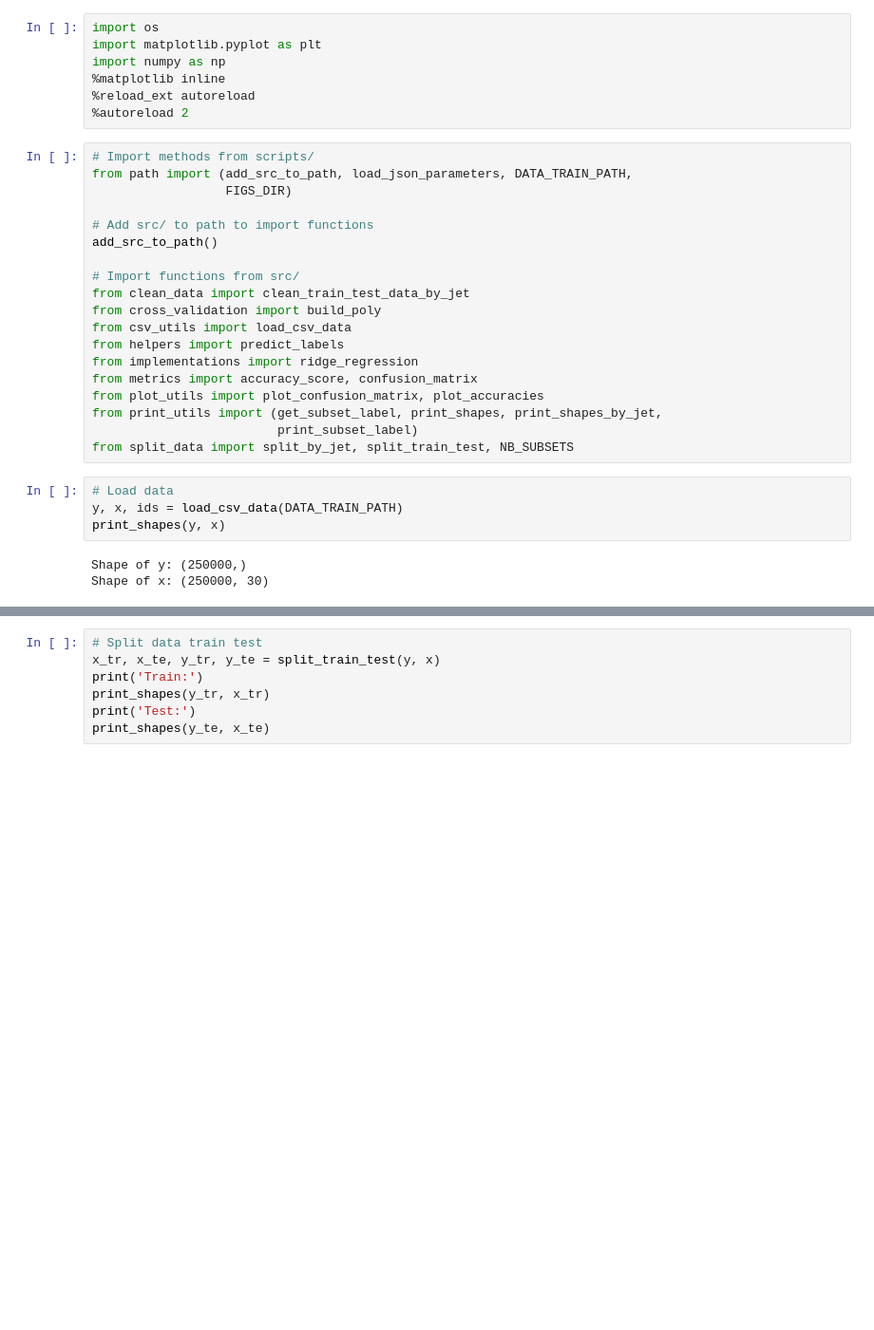
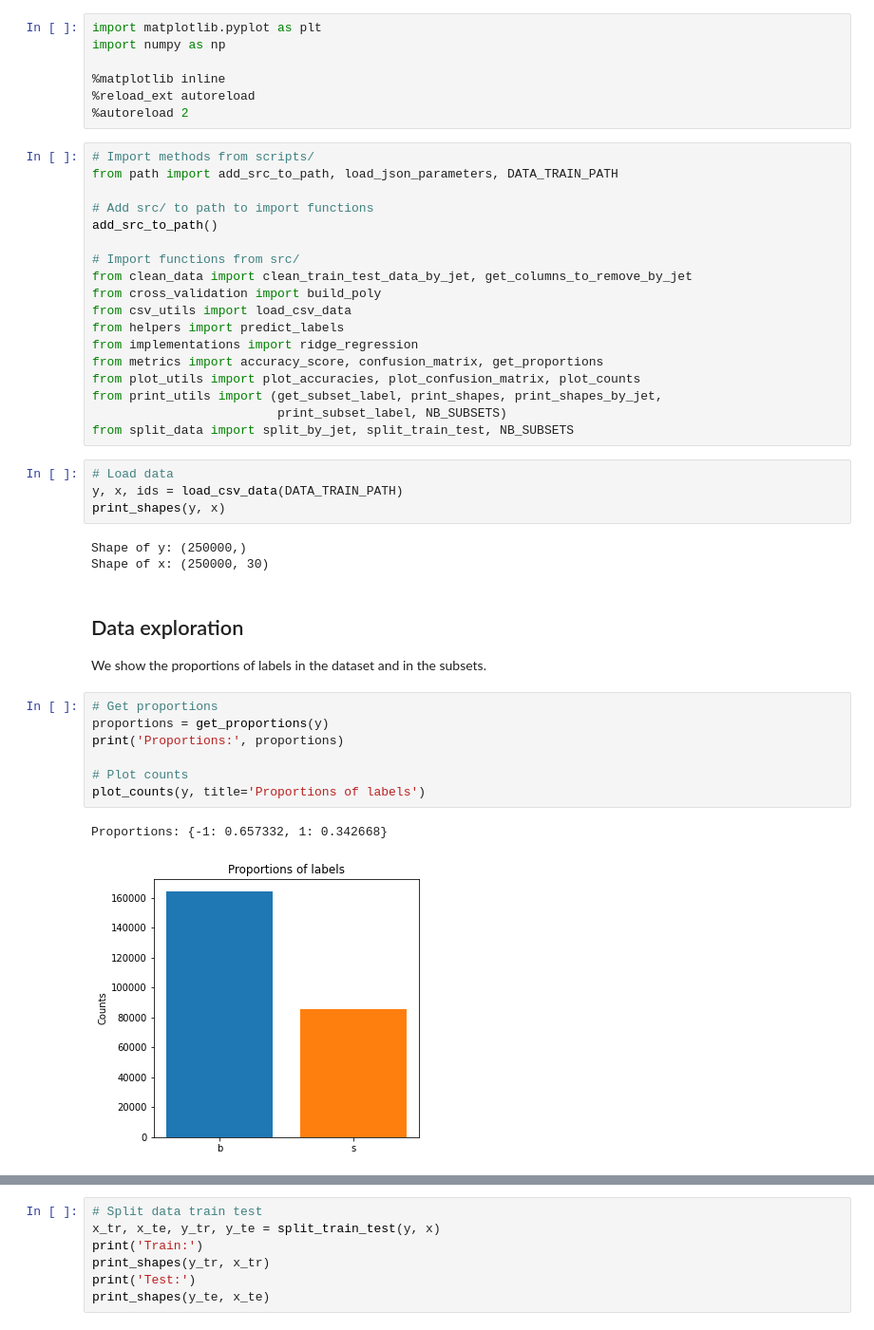
Before and after one commit to Quentin18/higgs-boson-challenge, a Jupyter notebook: scripts/main_ridge_regression.ipynb, the cells around one changed output, grey strips where cells are left out. Shown: that part at 95% size. Drawn from its saved outputs; the diff is of its cells as text; blank space fills up the shorter version.

Commit message:
clean notebooks

```diff
--- a/scripts/main_ridge_regression.ipynb
+++ b/scripts/main_ridge_regression.ipynb
@@ -3,28 +5,27 @@
 # %%
-import os
 import matplotlib.pyplot as plt
 import numpy as np
+
 %matplotlib inline
 %reload_ext autoreload
 %autoreload 2
 # %%
 # Import methods from scripts/
-from path import (add_src_to_path, load_json_parameters, DATA_TRAIN_PATH,
-                  FIGS_DIR)
+from path import add_src_to_path, load_json_parameters, DATA_TRAIN_PATH
 
 # Add src/ to path to import functions
 add_src_to_path()
 
 # Import functions from src/
-from clean_data import clean_train_test_data_by_jet
+from clean_data import clean_train_test_data_by_jet, get_columns_to_remove_by_jet
 from cross_validation import build_poly
 from csv_utils import load_csv_data
 from helpers import predict_labels
 from implementations import ridge_regression
-from metrics import accuracy_score, confusion_matrix
-from plot_utils import plot_confusion_matrix, plot_accuracies
+from metrics import accuracy_score, confusion_matrix, get_proportions
+from plot_utils import plot_accuracies, plot_confusion_matrix, plot_counts
 from print_utils import (get_subset_label, print_shapes, print_shapes_by_jet,
-                         print_subset_label)
+                         print_subset_label, NB_SUBSETS)
 from split_data import split_by_jet, split_train_test, NB_SUBSETS
 # %%
 # Load data
@@ -33,3 +34,17 @@ print_shapes(y, x)
 # %% [output]
 Shape of y: (250000,)
 Shape of x: (250000, 30)
+# %% [markdown]
+## Data exploration
+
+We show the proportions of labels in the dataset and in the subsets.
+# %%
+# Get proportions
+proportions = get_proportions(y)
+print('Proportions:', proportions)
+
+# Plot counts
+plot_counts(y, title='Proportions of labels')
+# %% [output]
+Proportions: {-1: 0.657332, 1: 0.342668}
+[figure, added]
```
Also changed, not shown: parts of 17 cells of this notebook, 2 other files.
